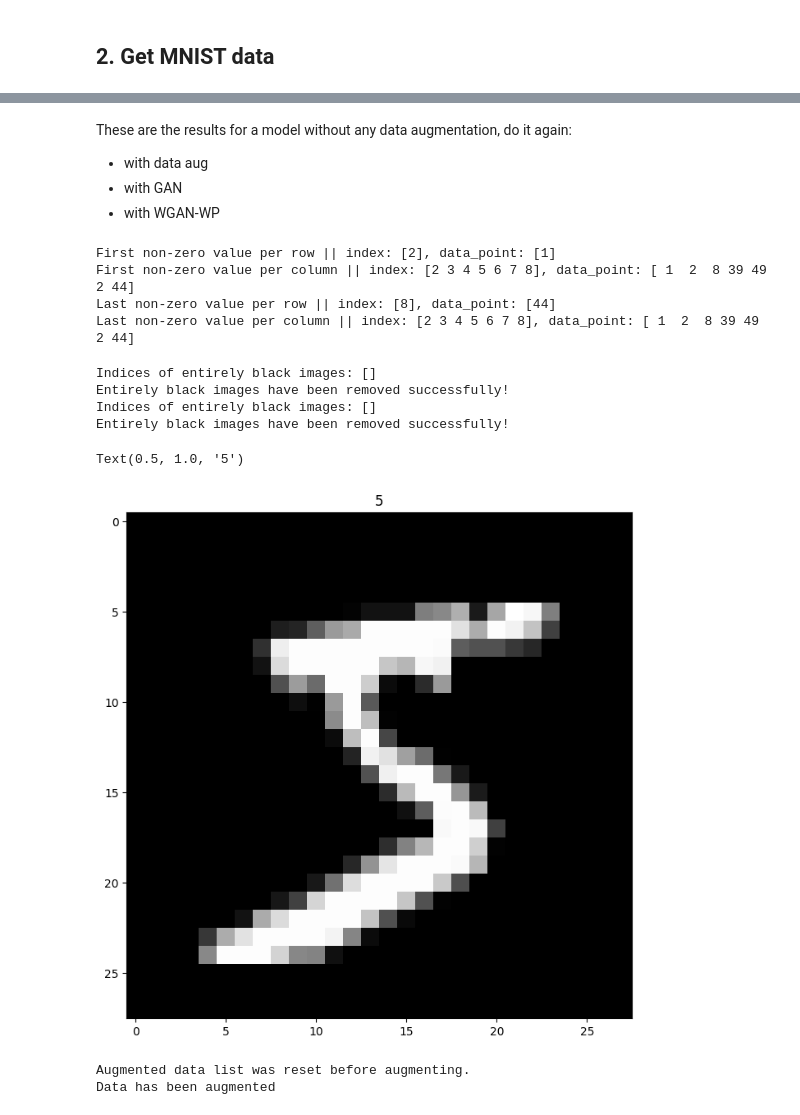
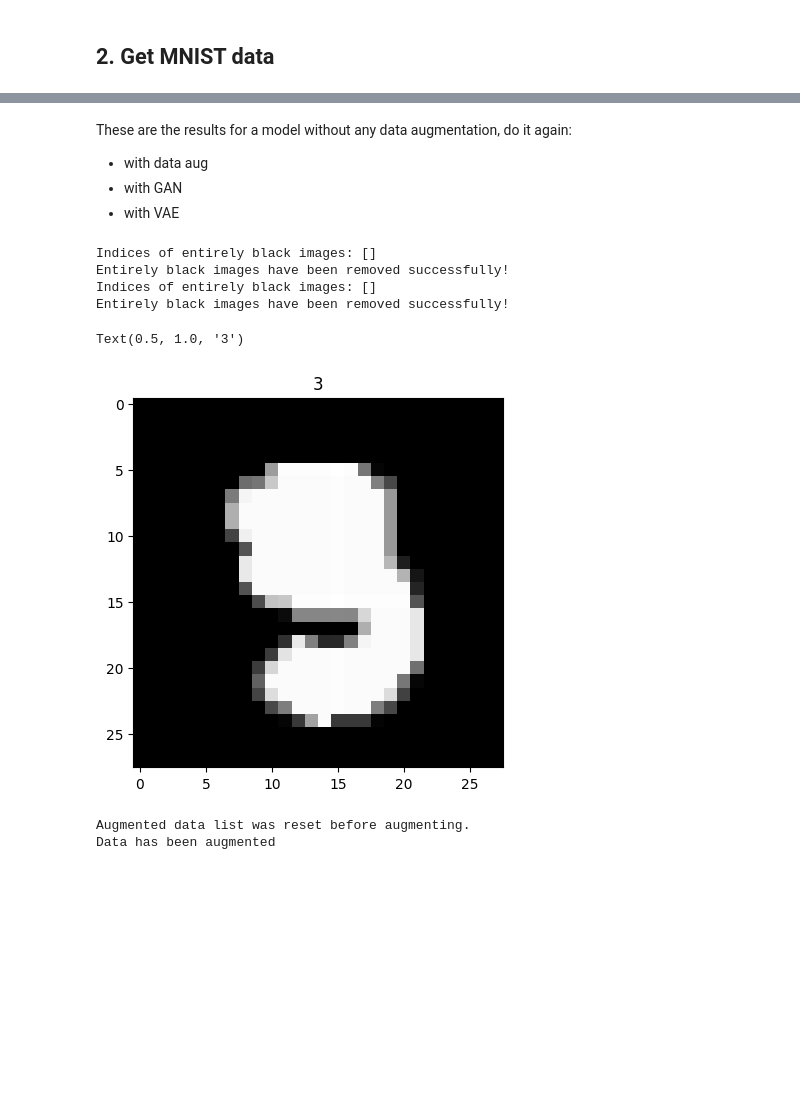
Before and after one commit to RichardOgujawa/dissertation_artefact, a Jupyter notebook: Deep_Convolutional_GAN(DCGAN)-2.ipynb, the cells around one changed output, grey strips where cells are left out. Saved outputs shown, nothing was run; the diff lists cells and outputs as text; code cells hidden in the pictures; blank space fills up the shorter version.

```diff
--- a/Deep_Convolutional_GAN(DCGAN)-2.ipynb
+++ b/Deep_Convolutional_GAN(DCGAN)-2.ipynb
@@ -918,7 +917,8 @@ WGAN-GP
 # %% [markdown]
 ## 2. **Get MNIST data**
 # %%
-# Load the MNIST dataset
+from keras.datasets import mnist
+
 (x_train, y_train), (x_test, y_test) = mnist.load_data()
 
 # Preprocess the data
@@ -930,5 +930,22 @@ x_train = np.expand_dims(x_train, axis=-1)  # Shape: (60000, 28, 28, 1)
 x_test = np.expand_dims(x_test, axis=-1)    # Shape: (10000, 28, 28, 1)
 
 # One-hot encode the labels
-y_train = to_categorical(y_train, 10) # the 10 at the end is the number of classes there are in the dataset
-y_test = to_categorical(y_test, 10)
+# y_train = to_categorical(y_train, 10) # the 10 at the end is the number of classes there are in the dataset
+# y_test = to_categorical(y_test, 10)
+# %%
+# Function to print class distributions
+def print_class_distribution(y, dataset_name):
+    classes_dict = dict()
+    print(f"{dataset_name} DATASET")
+    for i in range(10):  # Assuming 10 classes, adjust if necessary
+        i_idx = np.where(y == i)
+        i_nums = y[i_idx]
+        print(f"There are {len(i_nums)} instance(s) of class {i}")
+        classes_dict[i] = len(i_nums)
+
+    return classes_dict
+
+# Print class distributions for both datasets
+y_train_class_dist = print_class_distribution(y_train, "TRAIN")
+print()
+y_test_class_dist = print_class_distribution(y_test, "TEST")
@@ -934,0 +1071,7 @@ y_test = to_categorical(y_test, 10)
+# %%
+argmax_for_each_row = np.argmax(y_train, axis = 1)
+mask = (argmax_for_each_row == 0)
+# Filter the rows where argmax is 0
+filtered_rows = y_train[mask]
+# Print or inspect the filtered rows
+len(filtered_rows)
@@ -936,7 +1124,7 @@ y_test = to_categorical(y_test, 10)
 These are the results for a model without any data augmentation, do it again:
 - with data aug
 - with GAN
-- with WGAN-WP
+- with VAE
 # %%
 import tensorflow as tf
 import cv2
@@ -1114,40 +1311,24 @@ class DataHandler:
 
   def get_train_and_vae_data(self):
      return self.vae_train_data
-# %%
-# Understanding how argwhere-min works
-test = np.array([0, 0, 1, 2, 8, 39, 49, 2, 44, 0, 0])
-x0 = np.argwhere(test > 0).min(axis=0)
-y0 = np.argwhere(test > 0).min(axis=1) # check for all values greater than 0 and get the max index value along the cols
-x1 = np.argwhere(test > 0).max(axis=0) # check for all values greater than 0 and get the max index value along the rows
-y1 = np.argwhere(test > 0).max(axis=1) # check for all values greater than 0 and get the max index value along the cols
-
-print(f"First non-zero value per row || index: {x0}, data_point: {test[x0]}")
-print(f"First non-zero value per column || index: {y0}, data_point: {test[y0]}")
-print(f"Last non-zero value per row || index: {x1}, data_point: {test[x1]}")
-print(f"Last non-zero value per column || index: {y1}, data_point: {test[y0]}")
-# %% [output]
-First non-zero value per row || index: [2], data_point: [1]
-First non-zero value per column || index: [2 3 4 5 6 7 8], data_point: [ 1  2  8 39 49  2 44]
-Last non-zero value per row || index: [8], data_point: [44]
-Last non-zero value per column || index: [2 3 4 5 6 7 8], data_point: [ 1  2  8 39 49  2 44]
 # %%
 data_handler = DataHandler(28, 28, 1)
 # load data
 data_handler.load_data(x_train, y_train, x_test, y_test)
-# Check out first data point
-first_img = data_handler.get_original_train_data()[0][0]
-first_label = data_handler.get_original_train_data()[1][0]
+
+# # Check out first data point
+first_img = data_handler.get_original_train_data()[0][500]
+first_label = data_handler.get_original_train_data()[1][500]
 
 plt.imshow(first_img, cmap='gray')
 plt.title(f'{first_label.tolist().index(1.0)}')
 # %% [output]
 Indices of entirely black images: []
 Entirely black images have been removed successfully!
 Indices of entirely black images: []
 Entirely black images have been removed successfully!
-Text(0.5, 1.0, '5')
+Text(0.5, 1.0, '3')
-[figure, old version]
+[figure, new version]
 # %%
 # augment data
 data_handler.augment_data(reset_before_augment=True)
```
Also changed, not shown: parts of 59 cells of this notebook, 22 other files.
